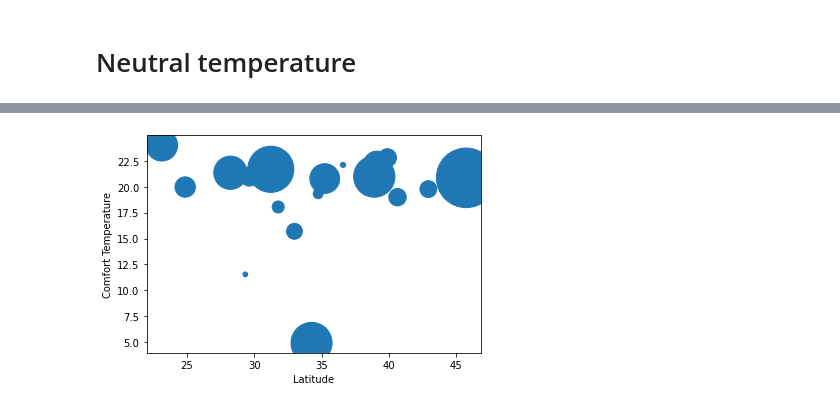
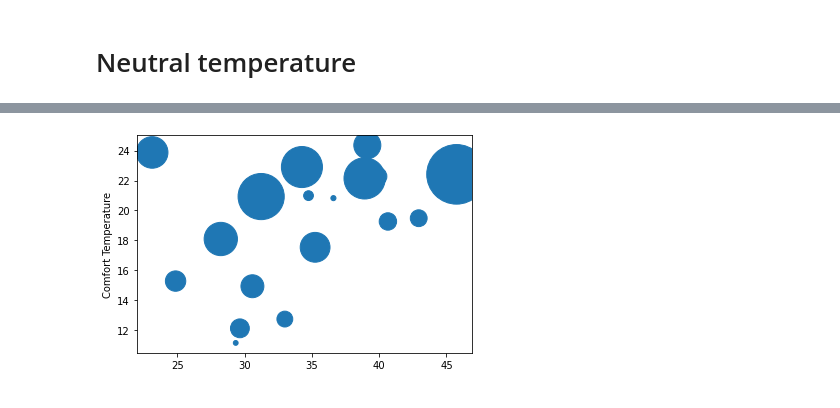
Before and after one commit to ruijis/RD_comfort, a Jupyter notebook: explore.ipynb, the cells around one changed output, grey strips where cells are left out. Saved outputs shown, nothing was run; the diff lists cells and outputs as text; code cells hidden in the pictures.

```diff
--- a/explore.ipynb
+++ b/explore.ipynb
@@ -71,7 +97,7 @@ array(['HebeiProvinceHandanCity', 'HenanProvinceZhengzhouCity',
        'FujianProvinceNanpingCity'], dtype=object)
 # %%
 city_dict_lat = {
-    "HebeiProvinceHandanCity": 36.60,
+    "HebeiProvinceHandanCity": 36.62,
     "HenanProvinceZhengzhouCity": 34.75,
     "TianjinCity": 39.12,
     "LiaoningProvinceDalianCity": 38.92,
@@ -106,6 +132,43 @@ city_dict_lat = {
 }
 # create a new column 'latitude' and in df_heating and assign the latitude value to corresponding city
 df_heating['latitude'] = df_heating['A5.City'].map(city_dict_lat)
+# %%
+city_dict_tout = {
+    "HebeiProvinceHandanCity": -7.28,
+    "HenanProvinceZhengzhouCity": -5.6,
+    "TianjinCity": -10.97,
+    "LiaoningProvinceDalianCity": -13.44,
+    "HeilongjiangProvinceHarbinCity": -27.75,
+    "Beijing": -10.05,
+    "JiangsuProvinceChangzhouCity": -3,  # Estimated
+    "ShanghaiCity": -2.16,
+    "ShaanxiProvinceXi'anCity": -6,  # Estimated
+    "GuangdongProvinceGuangzhouCity": 4.98,
+    "BaotouCity": -18,  # Estimated
+    "Turpan": -16.5,
+    "HubeiProvinceWuhanCity": -2.53,
+    "HunanProvinceChangshaCity": -1.8,
+    "YunnanProvinceKunmingCity": 0.95,
+    "LhasaCity": -7.02,
+    "HenanProvinceJiaozuoCity": -5.05,
+    "SichuanProvinceZigongCity": 2.19,
+    "LiaoningProvinceBenxiCity": -21.73,
+    "HenanProvinceNanyangCity": -4.81,
+    "HainanProvinceSanyaCity": 13.22,
+    "HunanProvinceHengyangCity": -1.31,
+    "ShanxiProvinceLvliangfenyangCity": -12,  # Estimated
+    "HenanProvincePingdingshanCity": -13.79,
+    "ShandongProvinceQingdaoCity": -7.78,
+    "ShandongProvinceYantaiCity": -5,  # Estimated
+    "ShandongProvinceXintaiCity": -6,  # Estimated
+    "FujianProvinceZhenjiangCity": 3,  # Estimated, assuming a typo and meant for a Fujian city
+    "FujianProvinceNanpingCity": 2,  # Estimated
+    "HohhotCity": -21.05,
+    "FujianProvinceFuzhouCity": 4.59,
+    "HenanProvinceKaifengCity": -6.2,
+}
+# create a new column 'latitude' and in df_heating and assign the latitude value to corresponding city
+df_heating['t_out'] = df_heating['A5.City'].map(city_dict_tout)
 # %% [markdown]
 ## Rename columns
 # %%
@@ -227,11 +296,12 @@ df_heating_city = df_heating_1.groupby('A5.City').agg(
     records=('A5.City', 'size'),
     t_op=('t_op', 'mean'),
     tsv=('tsv', 'mean'),
-    latitude=('latitude', 'mean')
+    latitude=('latitude', 'mean'),
+    t_out=('t_out', 'mean')
 ).reset_index()
 # %%
 df_heating_city = df_heating_city.copy()
 # Apply the function to each group of df_heating grouped by 'A5.City'
-grouped_results = df_heating.groupby('A5.City').apply(regression_op_a)
+grouped_results = df_heating.groupby('A5.City').apply(regression_op_b)
 results_df = pd.DataFrame(grouped_results.tolist(), index=grouped_results.index, columns=['slope', 'intercept', 'temp_n', 'temp_up', 'temp_low'])
 df_heating_city = df_heating_city.merge(results_df, left_on='A5.City', right_index=True, how='left')
@@ -241,12 +345,11 @@ df_heating_city['temp_n_grif'] = df_heating_city['t_op'] + (0 - df_heating_city[
 # %%
 # plot the scatter plot of t_out_monthly and temp_n, data point size is proportional to the number of records
 plt.figure(figsize=(6, 4))
 x = df_heating_city['latitude']
 y = df_heating_city['temp_n']
 sizes = df_heating_city['records']  # This will control the size of the points
 plt.scatter(x, y, s=sizes)  # Use the 's' parameter to set sizes of points
-plt.xlabel('Latitude')
 plt.ylabel('Comfort Temperature')
 plt.show()
 # %% [output]
-[figure, old version]
+[figure, new version]
```
Also changed, not shown: parts of 7 cells of this notebook, 3 other files.
